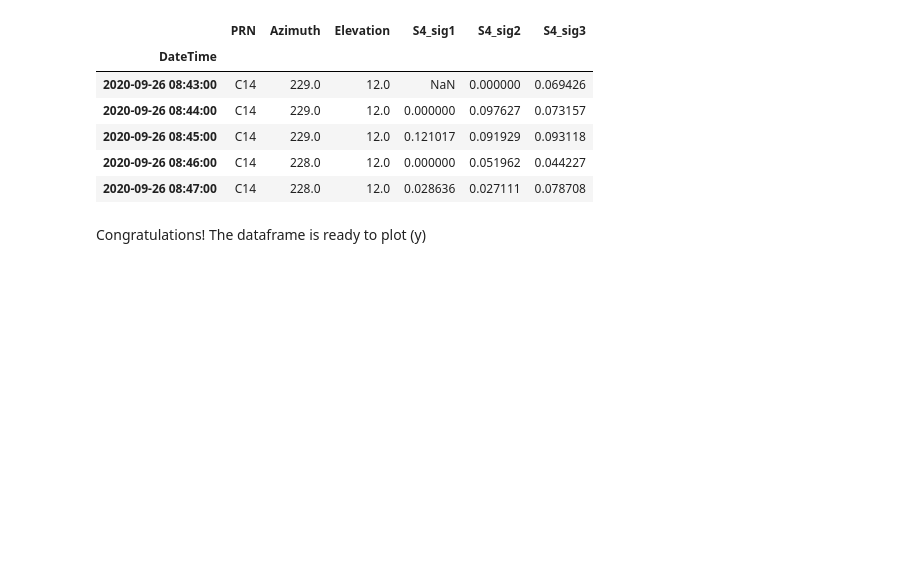
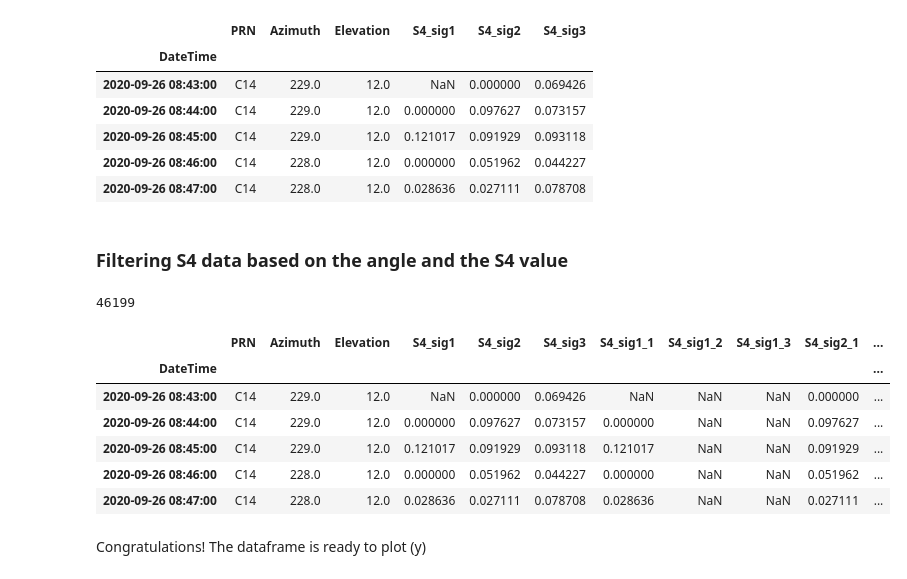
Before and after one commit to LuisDLCP/Graficas_cintilaciones_ROJ, a Jupyter notebook: src/plot_s4_v3.ipynb, the cells around one changed output. Saved outputs shown, nothing was run; the diff lists cells and outputs as text; code cells hidden in the pictures; blank space fills up the shorter version.

```diff
--- a/src/plot_s4_v3.ipynb
+++ b/src/plot_s4_v3.ipynb
@@ -321,0 +322,2 @@ df2.head()
+# %% [markdown]
+### Filtering S4 data based on the angle and the S4 value
@@ -322,3 +346,15 @@ df2.head()
+# %%
+print(len(df2))
+df2.head()
+# %% [output]
+46199
+|  | PRN | Azimuth | Elevation | S4_sig1 | S4_sig2 | S4_sig3 | S4_sig1_1 | S4_sig1_2 | S4_sig1_3 | S4_sig2_1 | ... |
+| DateTime |  |  |  |  |  |  |  |  |  |  | ... |
+| 2020-09-26 08:43:00 | C14 | 229.0 | 12.0 | NaN | 0.000000 | 0.069426 | NaN | NaN | NaN | 0.000000 | ... |
+| 2020-09-26 08:44:00 | C14 | 229.0 | 12.0 | 0.000000 | 0.097627 | 0.073157 | 0.000000 | NaN | NaN | 0.097627 | ... |
+| 2020-09-26 08:45:00 | C14 | 229.0 | 12.0 | 0.121017 | 0.091929 | 0.093118 | 0.121017 | NaN | NaN | 0.091929 | ... |
+| 2020-09-26 08:46:00 | C14 | 228.0 | 12.0 | 0.000000 | 0.051962 | 0.044227 | 0.000000 | NaN | NaN | 0.051962 | ... |
+| 2020-09-26 08:47:00 | C14 | 228.0 | 12.0 | 0.028636 | 0.027111 | 0.078708 | 0.028636 | NaN | NaN | 0.027111 | ... |
 # %%
 #df2.to_csv("rawData2.csv")
 # %% [markdown]
```
Also changed, not shown: parts of 11 cells of this notebook.
